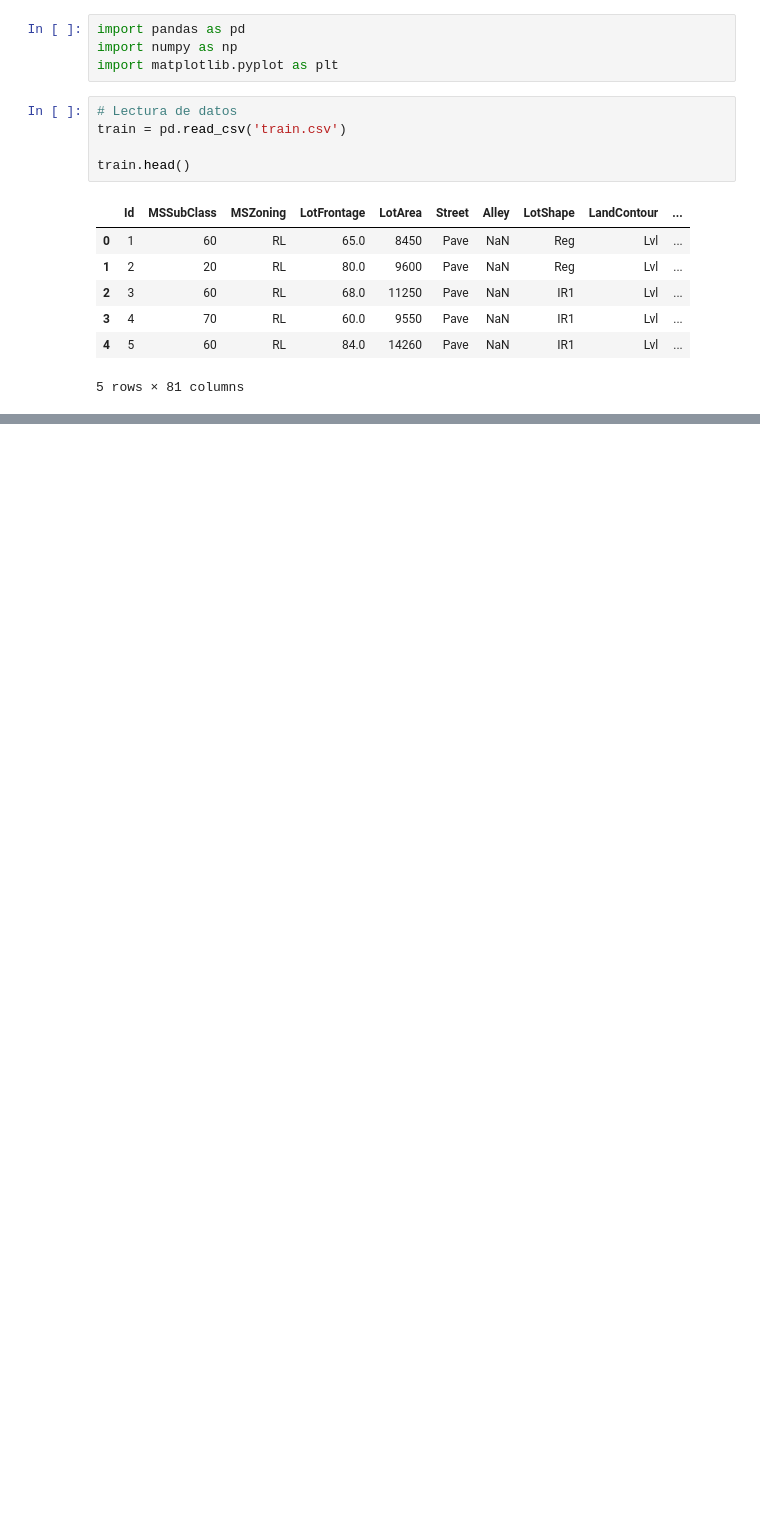
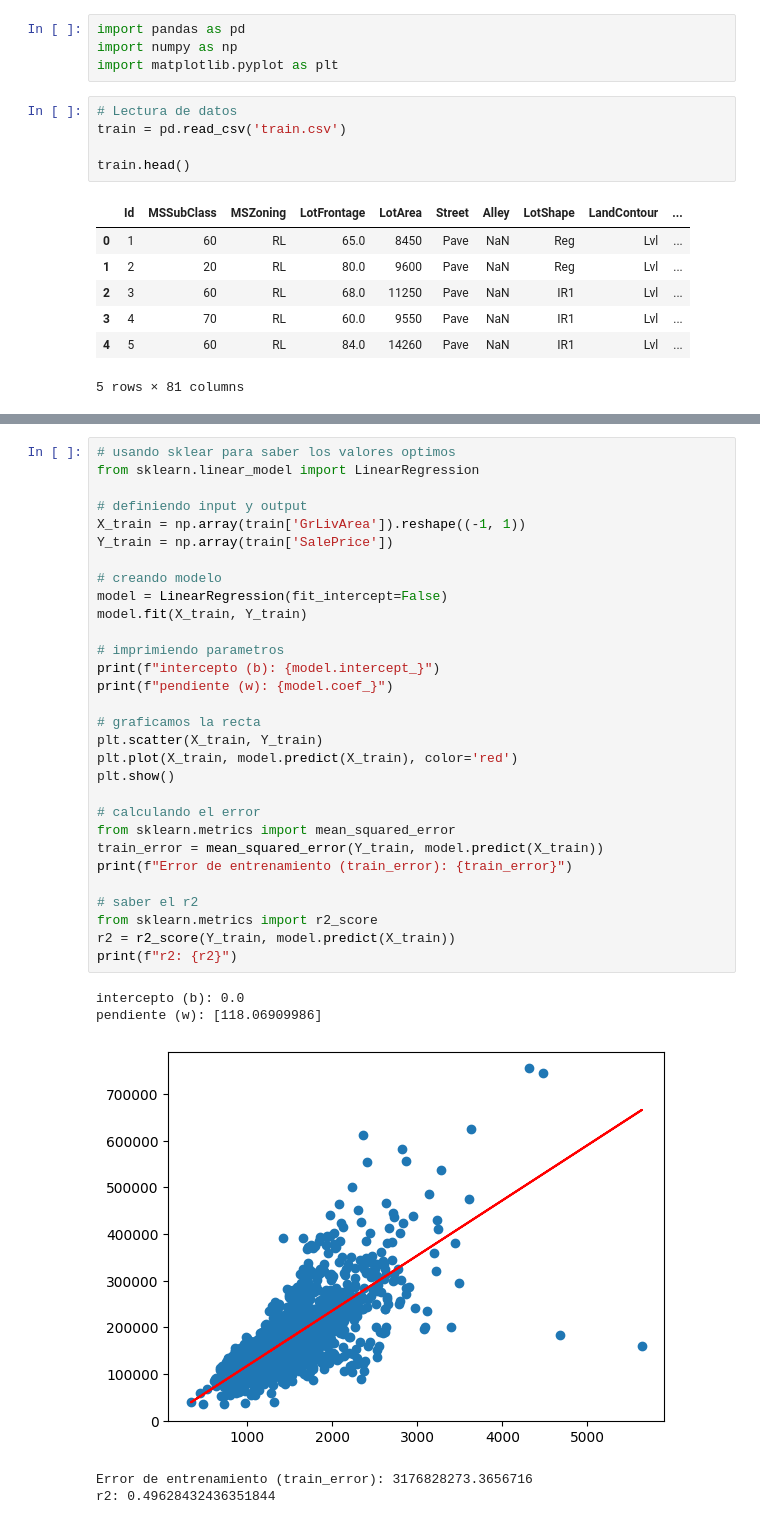
Before and after one commit to Lemito66/Maestria, a Jupyter notebook: MachineLearning/Proyecto/project.ipynb, the cells around one changed output, grey strips where cells are left out. Cells and saved outputs as stored; diff of their text form; blank space fills up the shorter version.

```diff
--- a/MachineLearning/Proyecto/project.ipynb
+++ b/MachineLearning/Proyecto/project.ipynb
@@ -17,0 +53,36 @@ train.head()
+# %%
+# usando sklear para saber los valores optimos
+from sklearn.linear_model import LinearRegression
+
+# definiendo input y output
+X_train = np.array(train['GrLivArea']).reshape((-1, 1))
+Y_train = np.array(train['SalePrice'])
+
+# creando modelo
+model = LinearRegression(fit_intercept=False)
+model.fit(X_train, Y_train)
+
+# imprimiendo parametros
+print(f"intercepto (b): {model.intercept_}")
+print(f"pendiente (w): {model.coef_}")
+
+# graficamos la recta
+plt.scatter(X_train, Y_train)
+plt.plot(X_train, model.predict(X_train), color='red')
+plt.show()
+
+# calculando el error
+from sklearn.metrics import mean_squared_error
+train_error = mean_squared_error(Y_train, model.predict(X_train))
+print(f"Error de entrenamiento (train_error): {train_error}")
+
+# saber el r2
+from sklearn.metrics import r2_score
+r2 = r2_score(Y_train, model.predict(X_train))
+print(f"r2: {r2}")
+# %% [output]
+intercepto (b): 0.0
+pendiente (w): [118.06909986]
+[figure, added]
+Error de entrenamiento (train_error): 3176828273.3656716
+r2: 0.49628432436351844
```
Also changed, not shown: parts of 5 cells of this notebook.
